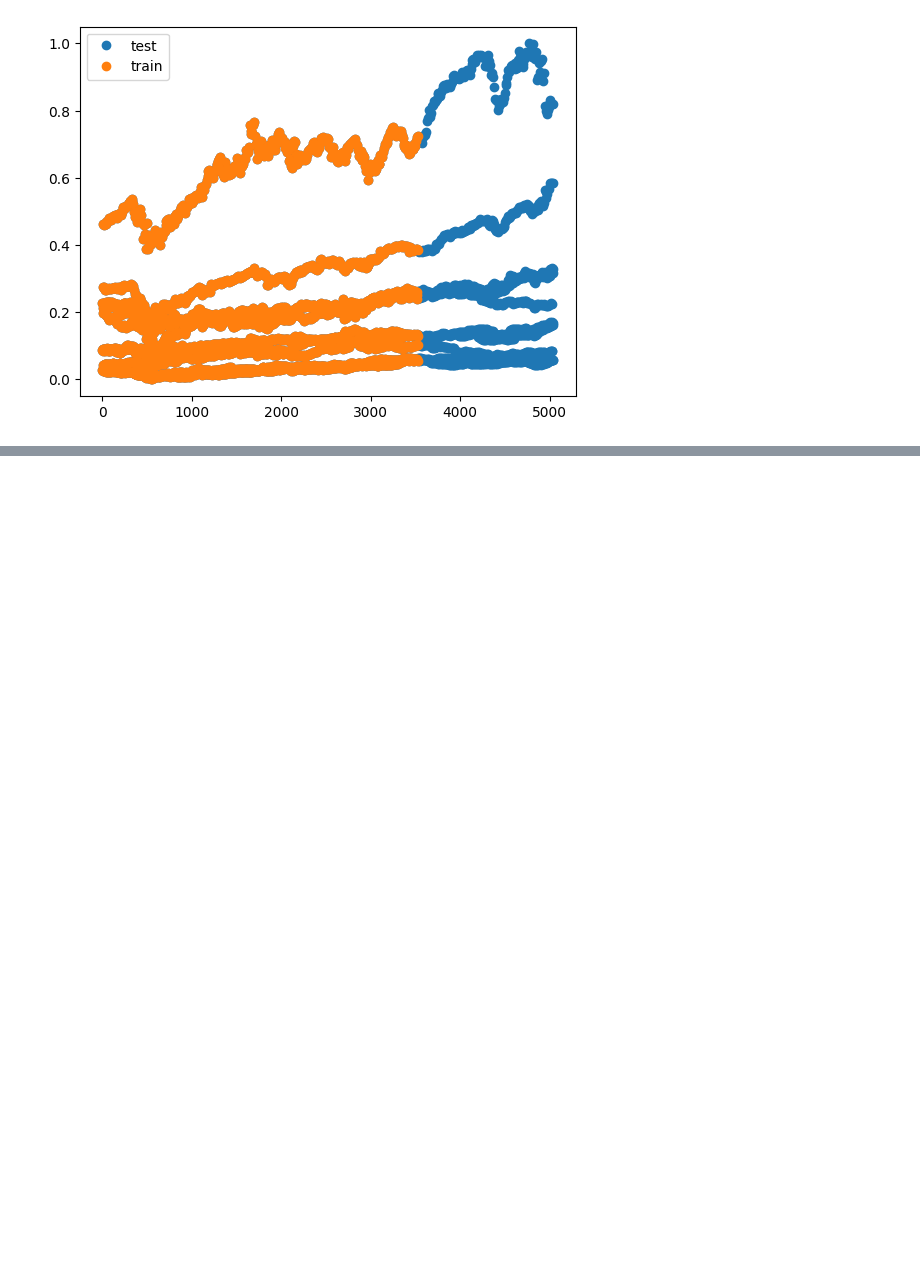
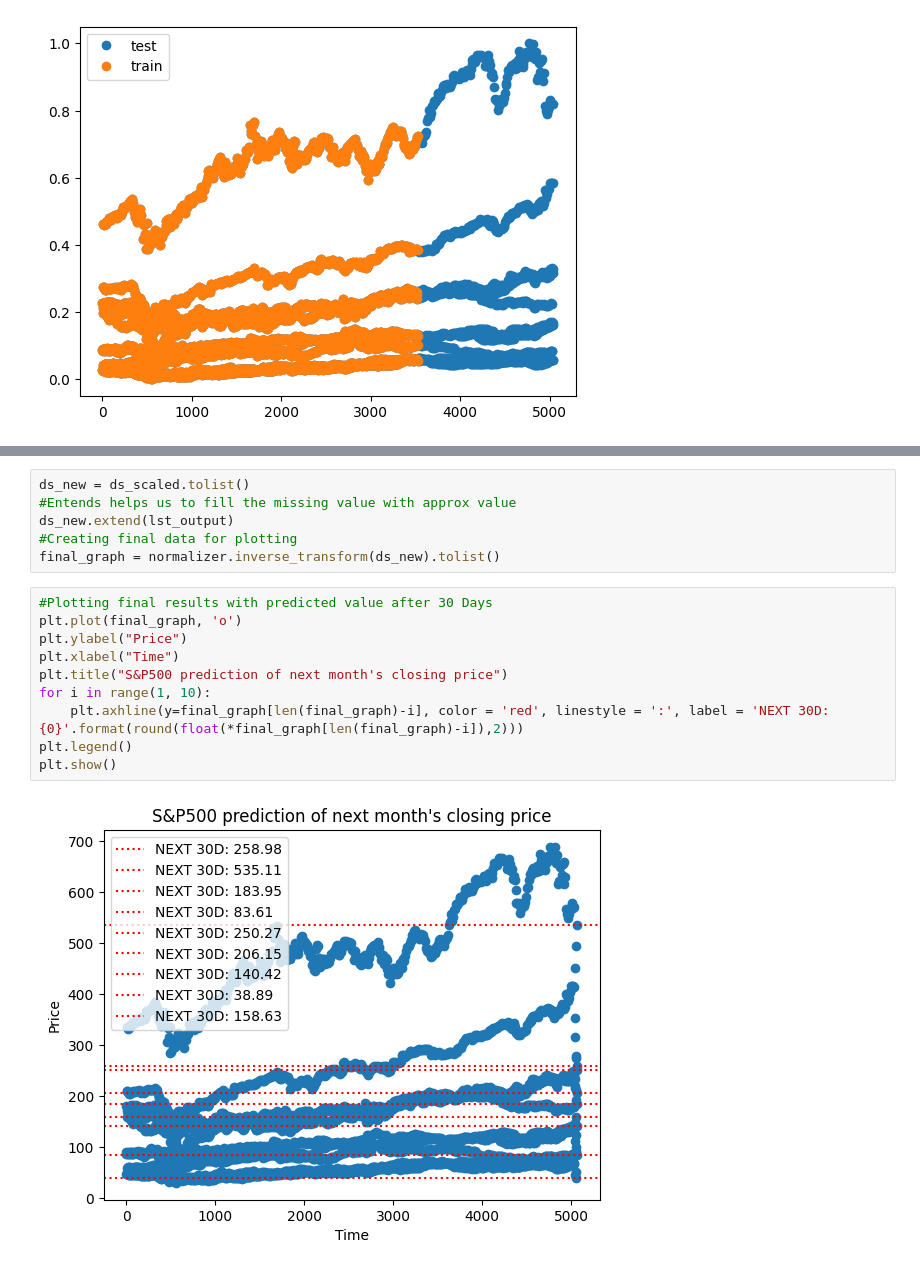
Before and after one commit to AntoineSfeir/MLResearch, a Jupyter notebook: S&P500_Forcast.ipynb, the cells around one changed output, grey strips where cells are left out. Saved outputs shown, nothing was run; the diff lists cells and outputs as text; blank space fills up the shorter version.

```diff
--- a/S&P500_Forcast.ipynb
+++ b/S&P500_Forcast.ipynb
@@ -255,0 +314,18 @@ plt.show()
+# %%
+ds_new = ds_scaled.tolist()
+#Entends helps us to fill the missing value with approx value
+ds_new.extend(lst_output)
+#Creating final data for plotting
+final_graph = normalizer.inverse_transform(ds_new).tolist()
+# %%
+#Plotting final results with predicted value after 30 Days
+plt.plot(final_graph, 'o')
+plt.ylabel("Price")
+plt.xlabel("Time")
+plt.title("S&P500 prediction of next month's closing price")
+for i in range(1, 10):
+    plt.axhline(y=final_graph[len(final_graph)-i], color = 'red', linestyle = ':', label = 'NEXT 30D: {0}'.format(round(float(*final_graph[len(final_graph)-i]),2)))
+plt.legend()
+plt.show()
+# %% [output]
+[figure, added]
```
Also changed, not shown: parts of 16 cells of this notebook, 1 other file.
